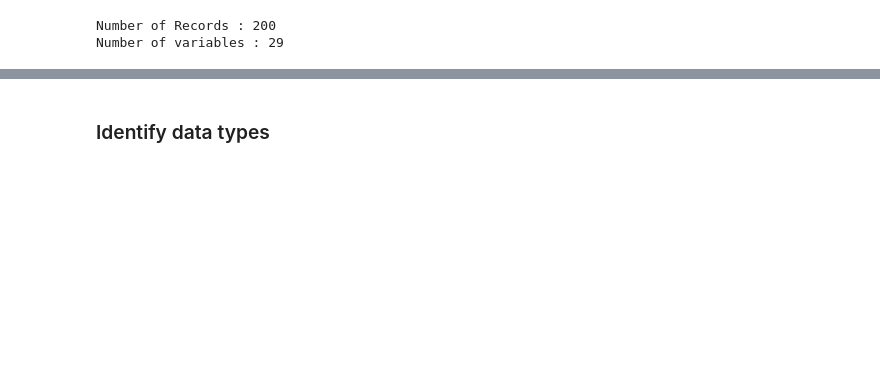
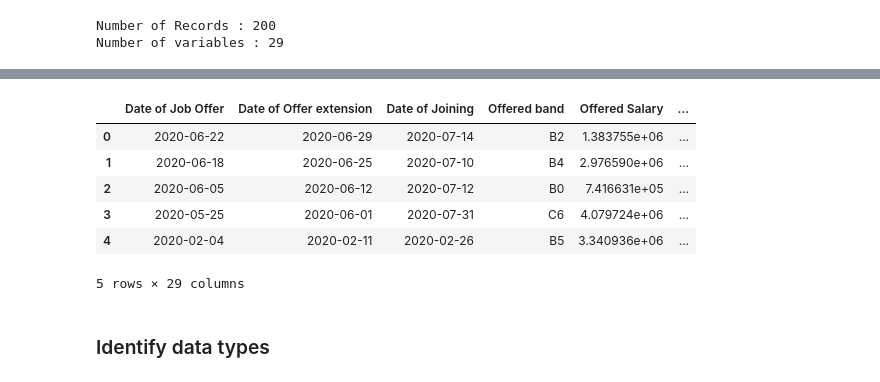
Before and after one commit to karunyads/MiniProject-FE, a Jupyter notebook: FE_PROJECT1_06.ipynb, the cells around one changed output, grey strips where cells are left out. Cells and saved outputs as stored; diff of their text form; code cells hidden in the pictures; blank space fills up the shorter version.

```diff
--- a/FE_PROJECT1_06.ipynb
+++ b/FE_PROJECT1_06.ipynb
@@ -144,3 +120,13 @@ data.T
+# %%
+data.head(5)
+# %% [output]
+|  | Date of Job Offer | Date of Offer extension | Date of Joining | Offered band | Offered Salary | ... |
+| 0 | 2020-06-22 | 2020-06-29 | 2020-07-14 | B2 | 1.383755e+06 | ... |
+| 1 | 2020-06-18 | 2020-06-25 | 2020-07-10 | B4 | 2.976590e+06 | ... |
+| 2 | 2020-06-05 | 2020-06-12 | 2020-07-12 | B0 | 7.416631e+05 | ... |
+| 3 | 2020-05-25 | 2020-06-01 | 2020-07-31 | C6 | 4.079724e+06 | ... |
+| 4 | 2020-02-04 | 2020-02-11 | 2020-02-26 | B5 | 3.340936e+06 | ... |
+5 rows × 29 columns
 # %% [markdown]
 ### Identify data types
 # %%
```
Also changed, not shown: parts of 53 cells of this notebook.
